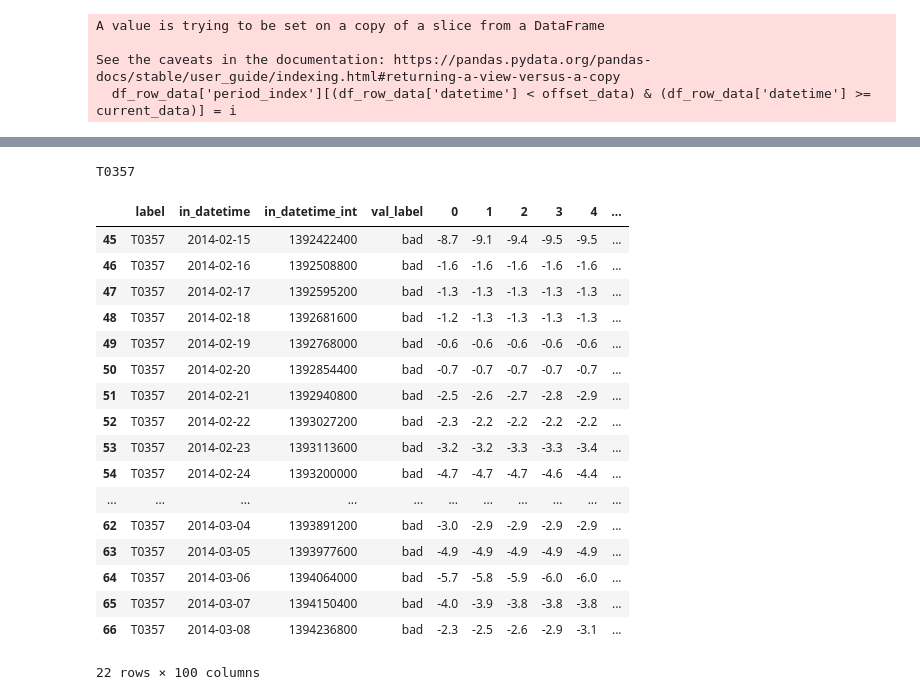
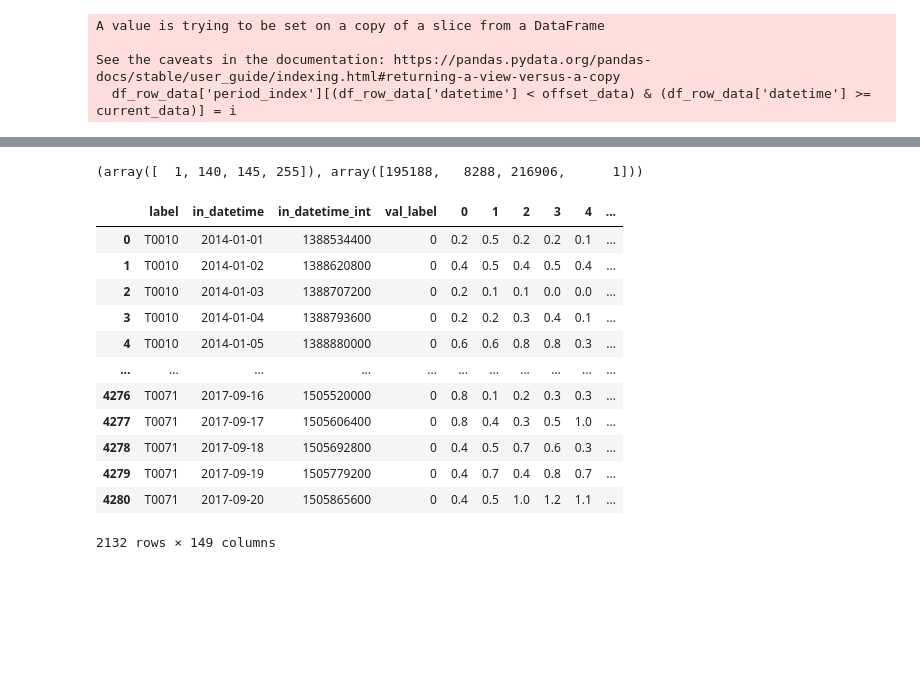
Before and after one commit to eliazonta/AI-Challenge-HIT-2022, a Jupyter notebook: python_code/notebooks/AnomalyDetection/anomaly_detection.ipynb, the cells around one changed output, grey strips where cells are left out. Cells and saved outputs as stored; diff of their text form; code cells hidden in the pictures; blank space fills up the shorter version.

```diff
--- a/python_code/notebooks/AnomalyDetection/anomaly_detection.ipynb
+++ b/python_code/notebooks/AnomalyDetection/anomaly_detection.ipynb
@@ -107,7 +104,11 @@ print( np.unique(df_row_data['label']))
+# %%
+print( np.unique(df_row_data.loc[df_row_data['label']=='T0071']['validation_code'],return_counts=True))
+# %% [output]
+(array([  1, 140, 145, 255]), array([195188,   8288, 216906,      1]))
 # %%
 data_arr = []
 
-for station in ['T0357']:
+for station in ['T0010','T0071']:
   df_station = df_row_data.loc[df_row_data['label']==station]
   for pk in np.unique(df_station['period_index']):
     df_subset = df_station.loc[(df_row_data['period_index'] == pk)]
@@ -116,9 +117,9 @@ for station in ['T0357']:
       continue
 
     if((df_subset['validation_code'].values != 1).any()):
-      val_label = 'bad'
+      val_label = 1
     else:
-      val_label = 'good'
+      val_label = 0
 
     header={
       'label':df_subset['label'].values[0],
@@ -130,27 +131,22 @@ for station in ['T0357']:
     features = df_subset['value'].reset_index(drop=True).to_dict()
     data_arr.append({**header,**features})
 df_row_data_converted = pd.DataFrame(data_arr)
-df_row_data_converted.loc[df_row_data_converted['val_label']=='bad']
-# %% [output]
-T0357
-|  | label | in_datetime | in_datetime_int | val_label | 0 | 1 | 2 | 3 | 4 | ... |
-| 45 | T0357 | 2014-02-15 | 1392422400 | bad | -8.7 | -9.1 | -9.4 | -9.5 | -9.5 | ... |
-| 46 | T0357 | 2014-02-16 | 1392508800 | bad | -1.6 | -1.6 | -1.6 | -1.6 | -1.6 | ... |
-| 47 | T0357 | 2014-02-17 | 1392595200 | bad | -1.3 | -1.3 | -1.3 | -1.3 | -1.3 | ... |
-| 48 | T0357 | 2014-02-18 | 1392681600 | bad | -1.2 | -1.3 | -1.3 | -1.3 | -1.3 | ... |
-| 49 | T0357 | 2014-02-19 | 1392768000 | bad | -0.6 | -0.6 | -0.6 | -0.6 | -0.6 | ... |
-| 50 | T0357 | 2014-02-20 | 1392854400 | bad | -0.7 | -0.7 | -0.7 | -0.7 | -0.7 | ... |
-| 51 | T0357 | 2014-02-21 | 1392940800 | bad | -2.5 | -2.6 | -2.7 | -2.8 | -2.9 | ... |
-| 52 | T0357 | 2014-02-22 | 1393027200 | bad | -2.3 | -2.2 | -2.2 | -2.2 | -2.2 | ... |
-| 53 | T0357 | 2014-02-23 | 1393113600 | bad | -3.2 | -3.2 | -3.3 | -3.3 | -3.4 | ... |
-| 54 | T0357 | 2014-02-24 | 1393200000 | bad | -4.7 | -4.7 | -4.7 | -4.6 | -4.4 | ... |
-| ... | ... | ... | ... | ... | ... | ... | ... | ... | ... | ... |
-| 62 | T0357 | 2014-03-04 | 1393891200 | bad | -3.0 | -2.9 | -2.9 | -2.9 | -2.9 | ... |
-| 63 | T0357 | 2014-03-05 | 1393977600 | bad | -4.9 | -4.9 | -4.9 | -4.9 | -4.9 | ... |
-| 64 | T0357 | 2014-03-06 | 1394064000 | bad | -5.7 | -5.8 | -5.9 | -6.0 | -6.0 | ... |
-| 65 | T0357 | 2014-03-07 | 1394150400 | bad | -4.0 | -3.9 | -3.8 | -3.8 | -3.8 | ... |
-| 66 | T0357 | 2014-03-08 | 1394236800 | bad | -2.3 | -2.5 | -2.6 | -2.9 | -3.1 | ... |
-22 rows × 100 columns
+# %%
+df_row_data_converted.loc[df_row_data_converted['val_label']==0]
+# %% [output]
+|  | label | in_datetime | in_datetime_int | val_label | 0 | 1 | 2 | 3 | 4 | ... |
+| 0 | T0010 | 2014-01-01 | 1388534400 | 0 | 0.2 | 0.5 | 0.2 | 0.2 | 0.1 | ... |
+| 1 | T0010 | 2014-01-02 | 1388620800 | 0 | 0.4 | 0.5 | 0.4 | 0.5 | 0.4 | ... |
+| 2 | T0010 | 2014-01-03 | 1388707200 | 0 | 0.2 | 0.1 | 0.1 | 0.0 | 0.0 | ... |
+| 3 | T0010 | 2014-01-04 | 1388793600 | 0 | 0.2 | 0.2 | 0.3 | 0.4 | 0.1 | ... |
+| 4 | T0010 | 2014-01-05 | 1388880000 | 0 | 0.6 | 0.6 | 0.8 | 0.8 | 0.3 | ... |
+| ... | ... | ... | ... | ... | ... | ... | ... | ... | ... | ... |
+| 4276 | T0071 | 2017-09-16 | 1505520000 | 0 | 0.8 | 0.1 | 0.2 | 0.3 | 0.3 | ... |
+| 4277 | T0071 | 2017-09-17 | 1505606400 | 0 | 0.8 | 0.4 | 0.3 | 0.5 | 1.0 | ... |
+| 4278 | T0071 | 2017-09-18 | 1505692800 | 0 | 0.4 | 0.5 | 0.7 | 0.6 | 0.3 | ... |
+| 4279 | T0071 | 2017-09-19 | 1505779200 | 0 | 0.4 | 0.7 | 0.4 | 0.8 | 0.7 | ... |
+| 4280 | T0071 | 2017-09-20 | 1505865600 | 0 | 0.4 | 0.5 | 1.0 | 1.2 | 1.1 | ... |
+2132 rows × 149 columns
 # %%
 import torch
 # create pythorc class for the data
```
Also changed, not shown: parts of 9 cells of this notebook.
